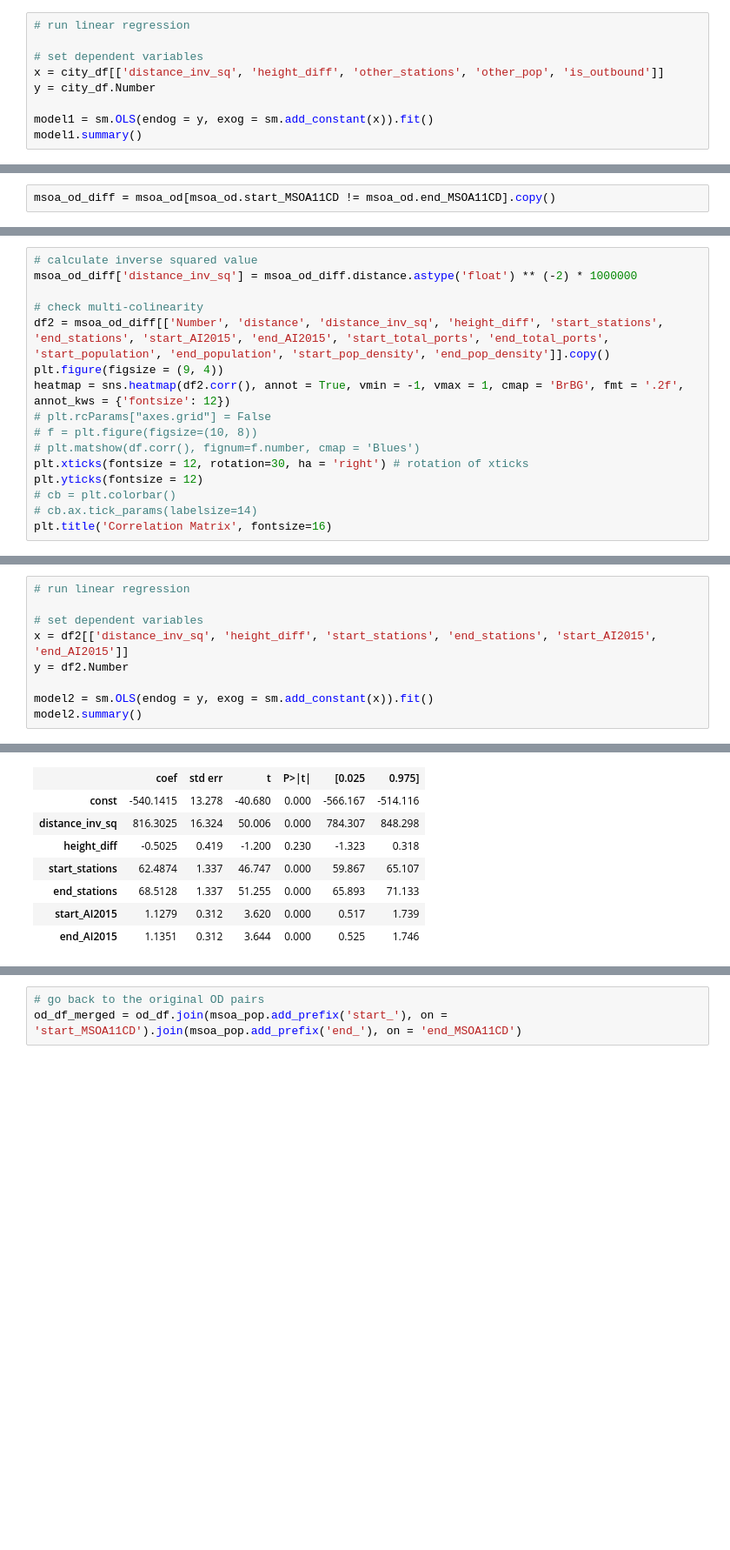
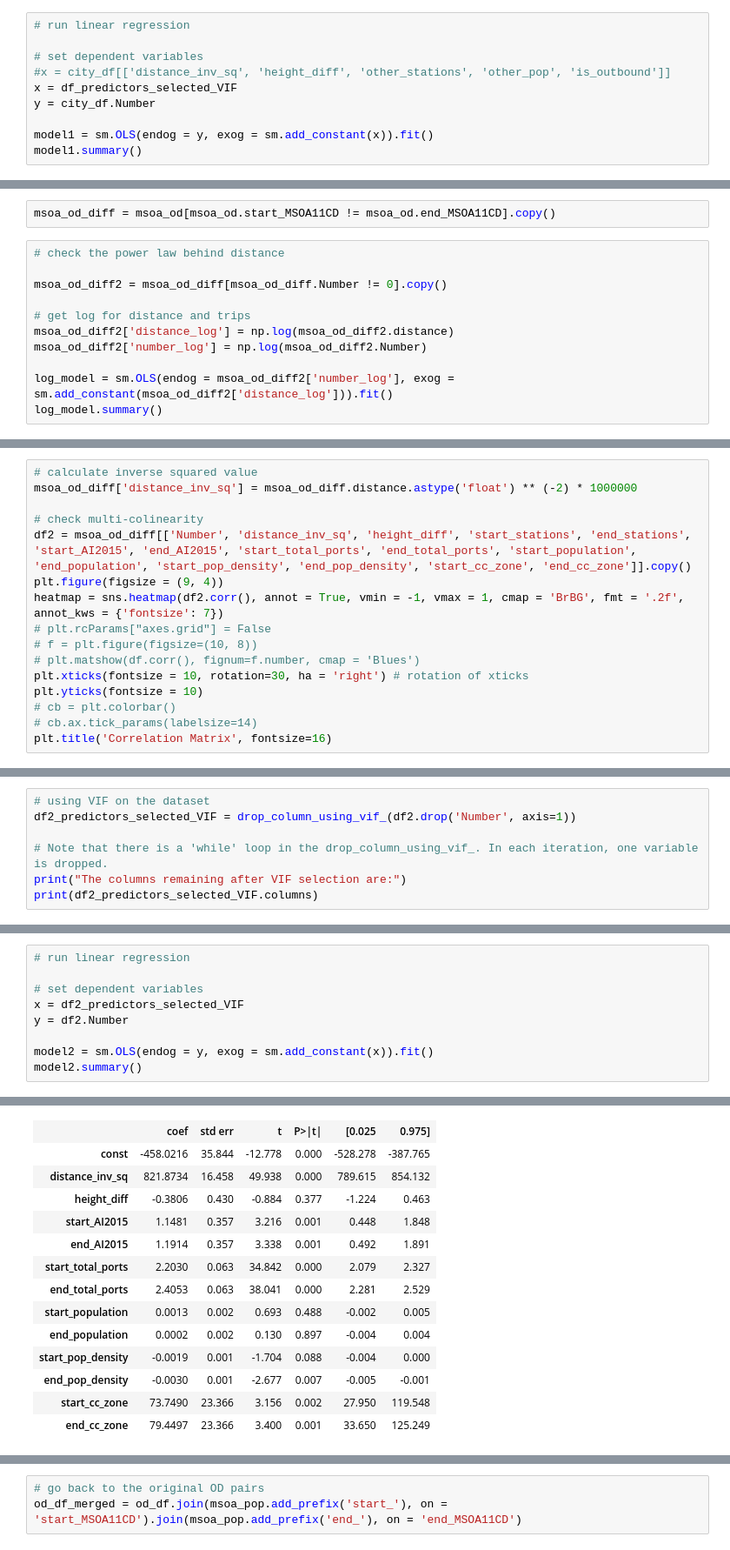
Before and after one commit to sokimura39/QM_Report, a Jupyter notebook: analysis.ipynb, the cells around one changed output, grey strips where cells are left out. Shown at 87% size. Saved outputs shown, nothing was run; the diff lists cells and outputs as text; blank space fills up the shorter version.

```diff
--- a/analysis.ipynb
+++ b/analysis.ipynb
@@ -503,7 +585,8 @@ Text(0.5, 1.0, 'Correlation Matrix')
 # run linear regression
 
 # set dependent variables
-x = city_df[['distance_inv_sq', 'height_diff', 'other_stations', 'other_pop', 'is_outbound']]
+#x = city_df[['distance_inv_sq', 'height_diff', 'other_stations', 'other_pop', 'is_outbound']]
+x = df_predictors_selected_VIF
 y = city_df.Number
 
 model1 = sm.OLS(endog = y, exog = sm.add_constant(x)).fit()
@@ -579,3 +736,14 @@ plt.show()
 [figure]
 # %%
 msoa_od_diff = msoa_od[msoa_od.start_MSOA11CD != msoa_od.end_MSOA11CD].copy()
+# %%
+# check the power law behind distance
+
+msoa_od_diff2 = msoa_od_diff[msoa_od_diff.Number != 0].copy()
+
+# get log for distance and trips
+msoa_od_diff2['distance_log'] = np.log(msoa_od_diff2.distance)
+msoa_od_diff2['number_log'] = np.log(msoa_od_diff2.Number)
+
+log_model = sm.OLS(endog = msoa_od_diff2['number_log'], exog = sm.add_constant(msoa_od_diff2['distance_log'])).fit()
+log_model.summary()
@@ -584,14 +772,14 @@ msoa_od_diff = msoa_od[msoa_od.start_MSOA11CD != msoa_od.end_MSOA11CD].copy()
 msoa_od_diff['distance_inv_sq'] = msoa_od_diff.distance.astype('float') ** (-2) * 1000000
 
 # check multi-colinearity
-df2 = msoa_od_diff[['Number', 'distance', 'distance_inv_sq', 'height_diff', 'start_stations', 'end_stations', 'start_AI2015', 'end_AI2015', 'start_total_ports', 'end_total_ports', 'start_population', 'end_population', 'start_pop_density', 'end_pop_density']].copy()
+df2 = msoa_od_diff[['Number', 'distance_inv_sq', 'height_diff', 'start_stations', 'end_stations', 'start_AI2015', 'end_AI2015', 'start_total_ports', 'end_total_ports', 'start_population', 'end_population', 'start_pop_density', 'end_pop_density', 'start_cc_zone', 'end_cc_zone']].copy()
 plt.figure(figsize = (9, 4))
-heatmap = sns.heatmap(df2.corr(), annot = True, vmin = -1, vmax = 1, cmap = 'BrBG', fmt = '.2f', annot_kws = {'fontsize': 12})
+heatmap = sns.heatmap(df2.corr(), annot = True, vmin = -1, vmax = 1, cmap = 'BrBG', fmt = '.2f', annot_kws = {'fontsize': 7})
 # plt.rcParams["axes.grid"] = False
 # f = plt.figure(figsize=(10, 8))
 # plt.matshow(df.corr(), fignum=f.number, cmap = 'Blues')
-plt.xticks(fontsize = 12, rotation=30, ha = 'right') # rotation of xticks
-plt.yticks(fontsize = 12)
+plt.xticks(fontsize = 10, rotation=30, ha = 'right') # rotation of xticks
+plt.yticks(fontsize = 10)
 # cb = plt.colorbar()
 # cb.ax.tick_params(labelsize=14)
 plt.title('Correlation Matrix', fontsize=16)
@@ -600,0 +789,7 @@ Text(0.5, 1.0, 'Correlation Matrix')
+# %%
+# using VIF on the dataset
+df2_predictors_selected_VIF = drop_column_using_vif_(df2.drop('Number', axis=1))
+
+# Note that there is a 'while' loop in the drop_column_using_vif_. In each iteration, one variable is dropped.
+print("The columns remaining after VIF selection are:")
+print(df2_predictors_selected_VIF.columns)
@@ -602,7 +806,7 @@ Text(0.5, 1.0, 'Correlation Matrix')
 # run linear regression
 
 # set dependent variables
-x = df2[['distance_inv_sq', 'height_diff', 'start_stations', 'end_stations', 'start_AI2015', 'end_AI2015']]
+x = df2_predictors_selected_VIF
 y = df2.Number
 
 model2 = sm.OLS(endog = y, exog = sm.add_constant(x)).fit()
@@ -620,9 +824,15 @@ OLS Regression Results
 | Covariance Type: | nonrobust |  |  |
 |  | coef | std err | t | P>|t| | [0.025 | 0.975] |
-| const | -540.1415 | 13.278 | -40.680 | 0.000 | -566.167 | -514.116 |
-| distance_inv_sq | 816.3025 | 16.324 | 50.006 | 0.000 | 784.307 | 848.298 |
-| height_diff | -0.5025 | 0.419 | -1.200 | 0.230 | -1.323 | 0.318 |
-| start_stations | 62.4874 | 1.337 | 46.747 | 0.000 | 59.867 | 65.107 |
-| end_stations | 68.5128 | 1.337 | 51.255 | 0.000 | 65.893 | 71.133 |
-| start_AI2015 | 1.1279 | 0.312 | 3.620 | 0.000 | 0.517 | 1.739 |
-| end_AI2015 | 1.1351 | 0.312 | 3.644 | 0.000 | 0.525 | 1.746 |
+| const | -458.0216 | 35.844 | -12.778 | 0.000 | -528.278 | -387.765 |
+| distance_inv_sq | 821.8734 | 16.458 | 49.938 | 0.000 | 789.615 | 854.132 |
+| height_diff | -0.3806 | 0.430 | -0.884 | 0.377 | -1.224 | 0.463 |
+| start_AI2015 | 1.1481 | 0.357 | 3.216 | 0.001 | 0.448 | 1.848 |
+| end_AI2015 | 1.1914 | 0.357 | 3.338 | 0.001 | 0.492 | 1.891 |
+| start_total_ports | 2.2030 | 0.063 | 34.842 | 0.000 | 2.079 | 2.327 |
+| end_total_ports | 2.4053 | 0.063 | 38.041 | 0.000 | 2.281 | 2.529 |
+| start_population | 0.0013 | 0.002 | 0.693 | 0.488 | -0.002 | 0.005 |
+| end_population | 0.0002 | 0.002 | 0.130 | 0.897 | -0.004 | 0.004 |
+| start_pop_density | -0.0019 | 0.001 | -1.704 | 0.088 | -0.004 | 0.000 |
+| end_pop_density | -0.0030 | 0.001 | -2.677 | 0.007 | -0.005 | -0.001 |
+| start_cc_zone | 73.7490 | 23.366 | 3.156 | 0.002 | 27.950 | 119.548 |
+| end_cc_zone | 79.4497 | 23.366 | 3.400 | 0.001 | 33.650 | 125.249 |
```
Also changed, not shown: parts of 25 cells of this notebook, 1 other file.
